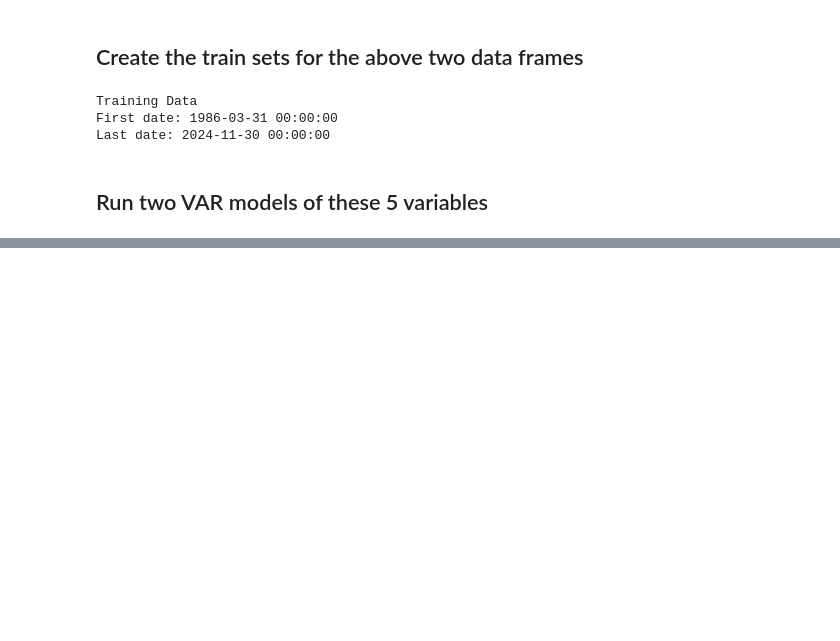
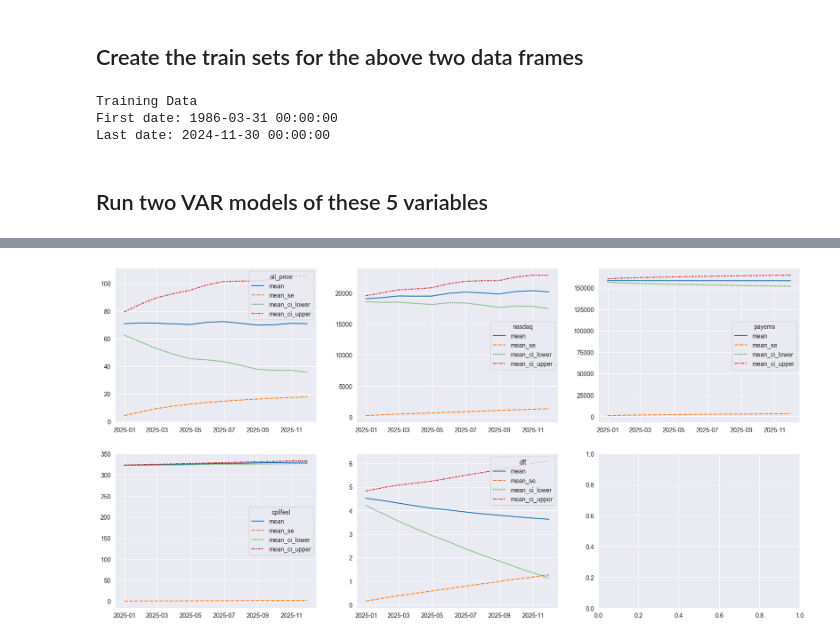
Before and after one commit to whendo/CSCI-E-116, a Jupyter notebook: Assignment06/Assignment06.ipynb, the cells around one changed output, grey strips where cells are left out. Drawn from its saved outputs; the diff is of its cells as text; code cells hidden in the pictures; blank space fills up the shorter version.

```diff
--- a/Assignment06/Assignment06.ipynb
+++ b/Assignment06/Assignment06.ipynb
@@ -154,0 +207,25 @@ model1 = best_VAR_model(data1,'c')
+# %%
+arima_preds = {}
+def scratch_auto_arima(d):
+    summary = {}
+    best_models = {}
+    for c in d.columns:
+        summary[c] = {}
+        for p in range(1,12):
+            for q in range(1,5):
+                try:
+                    arima_mod = ARIMA(
+                        endog = d[c],
+                        order = (p,0,q),
+                    ).fit()
+                except:
+                    continue
+                current_aic = round(arima_mod.aic,3)
+                if not current_aic in summary[c].keys():
+                    summary[c][current_aic] = {"p": p, "q": q, "model": arima_mod}
+        min_aic = min(summary[c].keys())
+        best_models[c] = summary[c][min_aic]
+        print(f"Best params for {c}:\n\tp: {summary[c][min_aic]['p']}, q: {summary[c][min_aic]['q']} ")
+    return summary, best_models
+
+arima_summary, best_summary = scratch_auto_arima(train_data0)
@@ -154,0 +243,10 @@ model1 = best_VAR_model(data1,'c')
+# %%
+fig, ax = plt.subplots(2,3, figsize=(20,10))
+ax = ax.flatten()
+arima_preds = {}
+for i,c in enumerate(best_summary.keys()):
+    arima_preds[f"pred_{c}"] = best_summary[c]['model'].get_forecast(steps=12).summary_frame( alpha=0.05)
+    sns.lineplot(data=arima_preds[f"pred_{c}"], ax=ax[i])
+plt.show()
+# %% [output]
+[figure, added]
```
Also changed, not shown: parts of 24 cells of this notebook.
